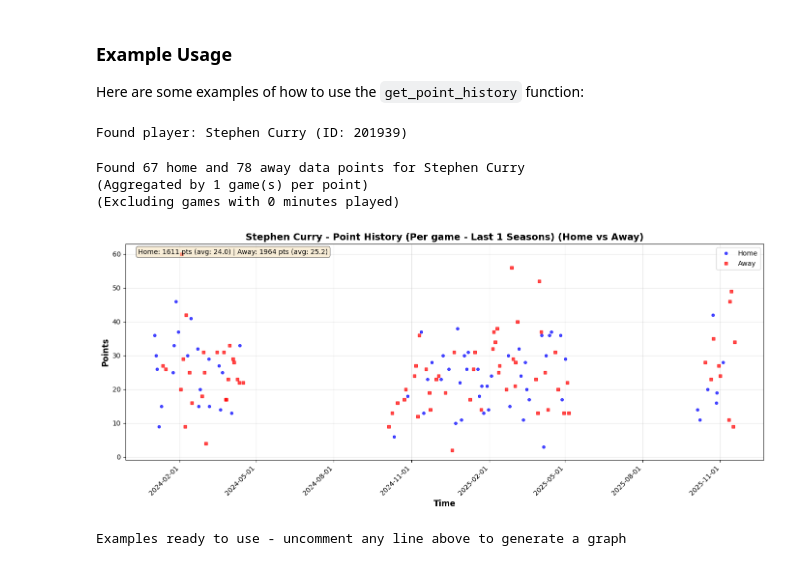
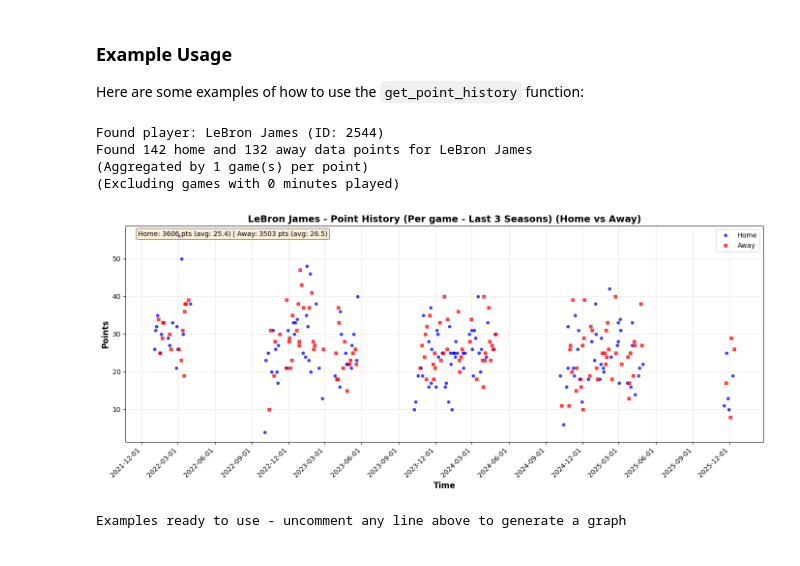
Before and after one commit to AdrianGri/nba-mcp, a Jupyter notebook: nba_spark_analysis.ipynb, the cells around one changed output. Drawn from its saved outputs; the diff is of its cells as text; code cells hidden in the pictures.

```diff
--- a/nba_spark_analysis.ipynb
+++ b/nba_spark_analysis.ipynb
@@ -309,7 +291,7 @@ Requirement already satisfied: six>=1.5 in /opt/miniconda3/envs/cs451/lib/python
 # %%
 import matplotlib.pyplot as plt
 import matplotlib.dates as mdates
-from pyspark.sql.functions import col, sum as spark_sum, year, month, weekofyear, to_date, date_trunc, concat, lit, lpad, row_number
+from pyspark.sql.functions import col, sum as spark_sum, year, month, weekofyear, to_date, date_trunc, concat, lit, lpad, row_number, split, when
 from pyspark.sql.window import Window
 from datetime import datetime, timedelta
 
@@ -370,8 +352,25 @@ def get_point_history(player, numPastSeasons, games_per_point=1, show_home=True,
     cutoff_year = current_year - numPastSeasons
 
     # Filter player statistics - PlayerStatistics already has gameDate, points, and home
+    # Parse numMinutes which can be in format "36:26" (MM:SS) or "29.37" (decimal)
     player_games = player_stats_df.filter(col("personId") == player_id) \
-        .select("gameDate", "points", "home", "numMinutes")
+        .select(
+            "gameDate",
+            "points",
+            "home",
+            "numMinutes"
+        )
+
+    # Convert numMinutes to decimal format (handle both MM:SS and decimal formats)
+    # If it contains ':', split and calculate minutes + seconds/60
+    # Otherwise, cast to double directly
+    player_games = player_games.withColumn(
+        "minutes_decimal",
+        when(col("numMinutes").contains(":"),
+             split(col("numMinutes"), ":")[0].cast("double") +
+             (split(col("numMinutes"), ":")[1].cast("double") / 60)
+        ).otherwise(col("numMinutes").cast("double"))
+    )
 
     # Convert gameDate to date type if it's a string
     player_games = player_games.withColumn("gameDate", to_date(col("gameDate")))
@@ -382,8 +381,8 @@ def get_point_history(player, numPastSeasons, games_per_point=1, show_home=True,
 
     # Filter out games where player didn't play (0 minutes or null minutes)
     player_games = player_games.filter(
-        (col("numMinutes").isNotNull()) &
-        (col("numMinutes") > 0)
+        (col("minutes_decimal").isNotNull()) &
+        (col("minutes_decimal") > 0)
     )
 
     # Filter out null points
@@ -507,26 +506,26 @@ Function 'get_point_history' is now available!
 Here are some examples of how to use the `get_point_history` function:
 # %%
 # Example 1: Show both home and away games
-# get_point_history("LeBron James", 3, games_per_point=1, show_home=True, show_away=True)
+get_point_history("LeBron James", 3, games_per_point=1, show_home=True, show_away=True)
 
 # Example 2: Show only home games
 # get_point_history("LeBron James", 3, games_per_point=1, show_home=True, show_away=False)
 
 # Example 3: Show only away games
-get_point_history("Stephen Curry", 1, games_per_point=1, show_home=True, show_away=True)
+# get_point_history("Stephen Curry", 1, games_per_point=1, show_home=True, show_away=True)
 
 # Example 4: Sum of 5 games, home only
 # get_point_history("Kevin Durant", 5, games_per_point=5, show_home=True, show_away=False)
 
 # Example 5: Sum of 10 games, away only
 # get_point_history("LeBron James", 10, games_per_point=10, show_home=False, show_away=True)
 
 # Uncomment any example above to run it
 print("Examples ready to use - uncomment any line above to generate a graph")
 # %% [output]
-Found player: Stephen Curry (ID: 201939)
+Found player: LeBron James (ID: 2544)
+Found 142 home and 132 away data points for LeBron James
+(Aggregated by 1 game(s) per point)
+(Excluding games with 0 minutes played)
+[figure, new version]
-Found 67 home and 78 away data points for Stephen Curry
-(Aggregated by 1 game(s) per point)
-(Excluding games with 0 minutes played)
+Examples ready to use - uncomment any line above to generate a graph
-[figure, old version]
-Examples ready to use - uncomment any line above to generate a graph
```
Also changed, not shown: parts of 5 cells of this notebook, 2 other files.
